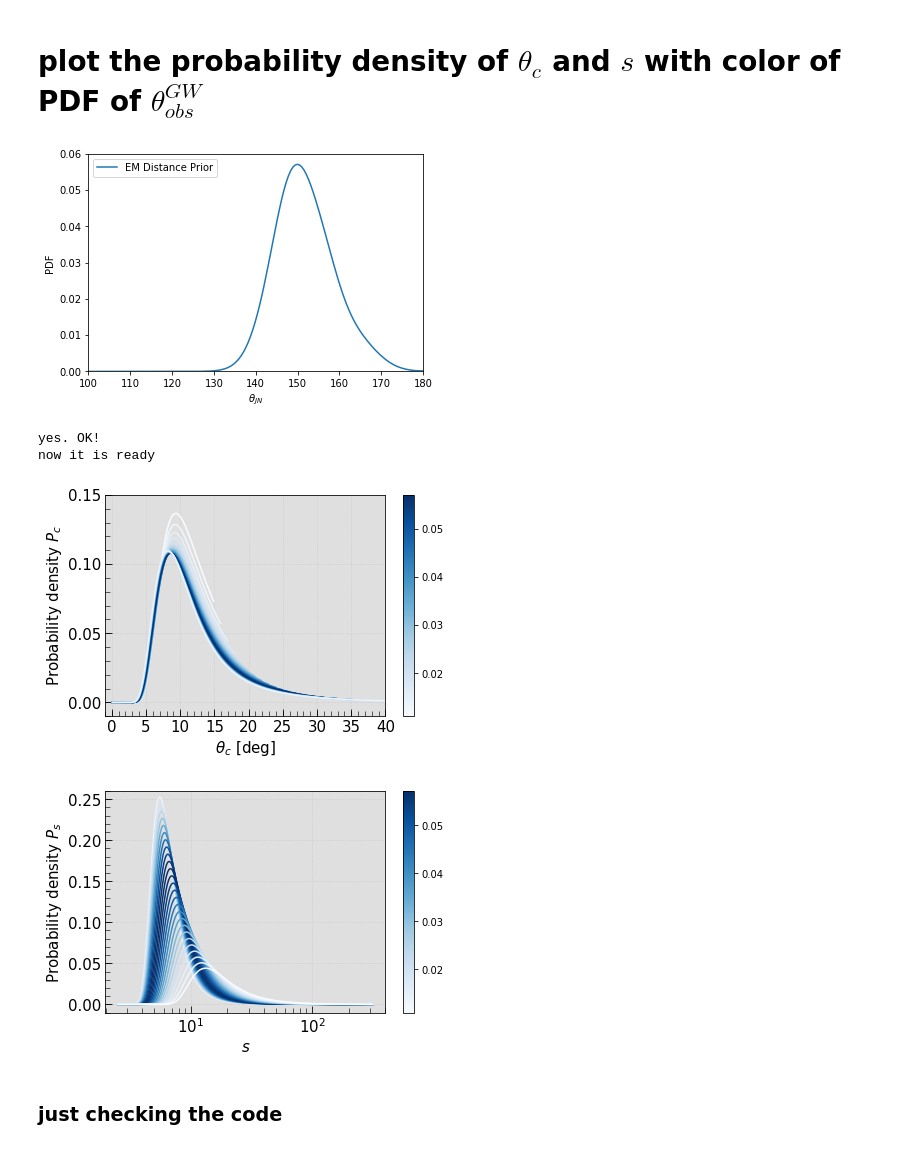
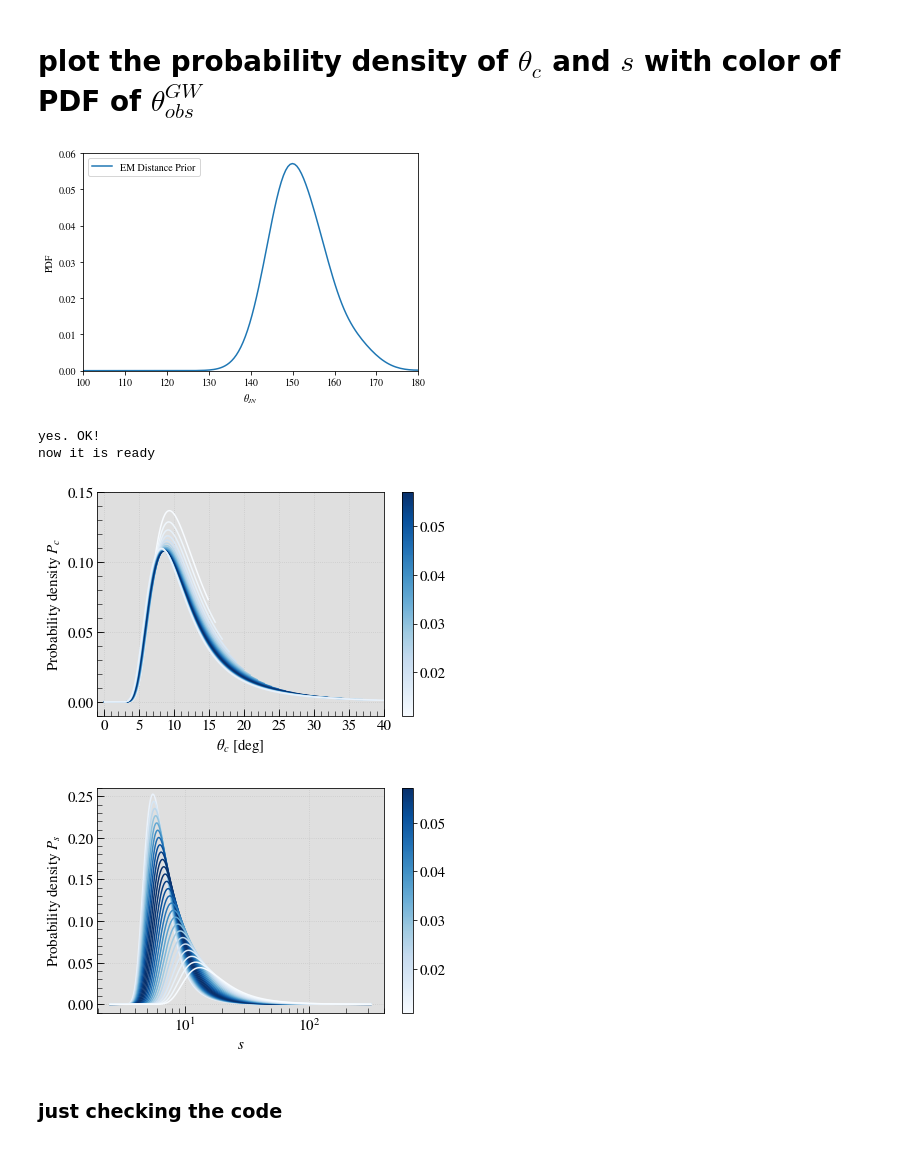
Before and after one commit to kentaromogushi/grb, a Jupyter notebook: constraint_Jet/Brokenpower_v2.ipynb, the cells around one changed output. Drawn from its saved outputs; the diff is of its cells as text; code cells hidden in the pictures.

```diff
--- a/constraint_Jet/Brokenpower_v2.ipynb
+++ b/constraint_Jet/Brokenpower_v2.ipynb
@@ -13,8 +13,10 @@ from scipy.optimize import curve_fit
 import scipy.integrate as integrate
 import scipy.misc as mic
 import pynverse
+import matplotlib
+matplotlib.rcParams['mathtext.fontset'] = 'stix'
+matplotlib.rcParams['font.family'] = 'STIXGeneral'
 #file_id = sys.argv[1]
-sample_number = 35.#float(sys.argv[2])
 #file_id_str = str(file_id)
 #title = str(sys.argv[3])
 
@@ -158,7 +165,7 @@ def pickRF(dfmat2):
 # %%
 
 
-def distribution_theta_c(df, tmin, theta_obsGW):
+def distribution_theta_c(df, tmin, theta_obsGW, r_nsns=r_nsns):
     '''
     Providing the distributio of theta_c with given df, t_min, theta_obsGW
     USAGE: P_theta_c, med_theta_c, low_bd_theta_c, upp_bd_theta_c = distribution_theta_c(df, '1Gyr', theta_obsGW=36)
@@ -174,7 +181,8 @@ def distribution_theta_c(df, tmin, theta_obsGW):
     # VT for NSNS in O2
     VT = 9.1*10**(-4)
     # fraction of NSNS to NSNS + NSBH
-    r_nsns = 5./6.
+    #r_nsns = 5./6.
+
 
 
     # determine which tmin
@@ -337,8 +345,10 @@ def distribution_theta_c(df, tmin, theta_obsGW):
 # %% [markdown]
 ### Distribution of s
 # %%
-def distribution_s(df, tmin, theta_obsGW):
+def distribution_s(df, tmin, theta_obsGW, r_nsns=r_nsns, log10LisoGW=log10LisoGW, log10typiL_iso=log10typiL_iso):
     '''
+    param df: pandas
+
     Providing the distributio of s with given df, t_min, theta_obsGW
     USAGE: P_s, med_s, low_bd_s, upp_bd_s, exp_s = distribution_theta_c(df, '1Gyr', theta_obsGW=36)
     (method)
@@ -356,7 +366,8 @@ def distribution_s(df, tmin, theta_obsGW):
     # VT for NSNS
     VT = 9.1*10**(-4)
     # fraction of NSNS to NSNS + NSBH
-    r_nsns = 5./6.
+    #r_nsns = 5./6.
+
 
 
     # determine which tmin
@@ -381,7 +392,7 @@ def distribution_s(df, tmin, theta_obsGW):
 
     # the theta_c data series, theta_c starts with 0.1 degs
     xdata = df[(df['label_tmin']==tmin_num) & (df['theta_obsGW']==theta_obsGW)]['theta_c'].values.tolist()
-    # the NSNS average events number in O2, 5/6 comes from the fraction of NSNS population to the combined one, 8.9*10**(-4) is VT in O2
+    # the NSNS average events number in O2, 5/6 comes from the fraction of NSNS population to the combined one, 9.1*10**(-4) is VT in O2
     ydata = (df[(df['label_tmin']==tmin_num) & (df['theta_obsGW']==theta_obsGW)]['LRDmean']*r_nsns*VT).values.tolist()
 
 
@@ -416,11 +427,9 @@ def distribution_s(df, tmin, theta_obsGW):
     while we have the exact relationship between theta_c and s
     So We can get l as a function of s
     '''
-    log10LisoGW = 46.4615
-    log10typiL_iso = 50.36
 
 
-    def find_theta_c(s, theta_obsGW, log10LisoGW = log10LisoGW, log10typiL_iso = log10typiL_iso):
+    def find_theta_c(s, theta_obsGW, log10LisoGW=log10LisoGW, log10typiL_iso=log10typiL_iso):
         '''
         this gives theta_c with given s and theta_obsGW
         Usege = theta_c = find_theta_c(s, theta_obsGW)
@@ -1202,7 +1211,7 @@ df = pickRF(data_matrix)
 Hey user hit 6!
 which RF? Hernquist:2, Porciani:3, Fardal:4, Cole:5, Hopkins:6, Wilkins:76
 # %%
-def find_s(theta_c, theta_obsGW, log10LisoGW = 46.4615, log10typiL_iso = 50.36):
+def find_s(theta_c, theta_obsGW, log10LisoGW=log10LisoGW, log10typiL_iso=log10typiL_iso):
     '''
     this gives s with given theta_c and theta_obsGW
     Usege: s = find_s(theta_c = 15, theta_obsGW = 36)
@@ -1743,7 +1753,7 @@ f = interp1d(theta_jns, d_dist*np.sum(em_Z, axis=0))
 
 print('now it is ready')
 # %% [output]
-[figure, old version]
+[figure, new version]
 yes. OK!
 now it is ready
 # %%
@@ -1791,6 +1801,7 @@ for color_ind, i in enumerate(theta_obsGW, 1):
 #plt.legend(ncol=3, title=r'$\theta_{obs}^{GW}$ [degs]')
 #plt.title(r'Probability versus $\theta_c$, Hopkins RF, 1Gyr', fontsize=15)
 h = plt.colorbar(lc)
+h.ax.tick_params(labelsize=15)
 #h.set_label(r'$\vartheta_{obs}$ probablity density', fontsize=12)
 plt.grid(ls=':', alpha=0.5)
 plt.xlabel(r'$\theta_c$ [deg]', fontsize=15)
@@ -1832,35 +1843,36 @@ for color_ind, i in enumerate(theta_obsGW[::-1],1):
     #plt.plot(s, P, color='b', linestyle='-', alpha=10*f(180-i), label=label)
     plt.plot(s, P, color=cm.Blues(iro), linestyle='-', label=label)
     #plt.axvline(med_s, color=cm.plasma(iro), linestyle='--')
     #print(r's = %.1f - %.1f + %.1f @ theta_obsGW = %i' % (med_s, (med_s-low_bd_s), (upp_bd_s-med_s),i))
 #ax = plt.legend(loc='upper left', prop={'size':10}, bbox_to_anchor=(1,1),  ncol=2, shadow=True, title=r'$\theta_{obs}^{GW}$ [degs]', fancybox=True)
 #plt.legend(ncol=3, title=r'$\theta_{obs}^{GW}$ [degs]')
 h=plt.colorbar(lc)
+h.ax.tick_params(labelsize=15)
 #h.set_label(r'$\vartheta_{obs}$ probablity density', fontsize=12)
 plt.grid(ls=':', alpha=0.5)
 plt.xscale('log')
 #plt.title(r'Probability versus $s$, Hopkins RF, 1Gyr', fontsize=15)
 plt.xlabel(r'$s$', fontsize=15)
 plt.ylabel(r'Probability density $P_s$', fontsize=15)
 plt.yticks(fontsize=15)
 plt.xticks(fontsize=15)
 plt.axes().yaxis.set_major_locator(MultipleLocator(0.05))
 plt.axes().yaxis.set_minor_locator(MultipleLocator(0.01))
 plt.axes().yaxis.set_tick_params(which='major', right = False, length=7)
 plt.axes().yaxis.set_tick_params(which='minor', right = False, length=5)
 plt.axes().xaxis.set_tick_params(which='major', right = False, length=7)
 plt.axes().xaxis.set_tick_params(which='minor', right = False, length=5)
 plt.tick_params(which='both', direction='in')
 #plt.savefig('ProBrokenHopkins1GyrS.pdf', bbox_extra_artists=(ax,), bbox_inches='tight')
 plt.ylim(-0.01, 0.26)
 plt.tight_layout()
 ax.patch.set_facecolor('gray')
 ax.patch.set_alpha(0.25)
 plt.savefig('ProBrokenHopkins1GyrS.pdf')
 plt.show()
 # %% [output]
-[figure, old version]
+[figure, new version]
-[figure, old version]
+[figure, new version]
 # %% [markdown]
 ### just checking the code
 # %%
```
Also changed, not shown: parts of 8 cells of this notebook.
